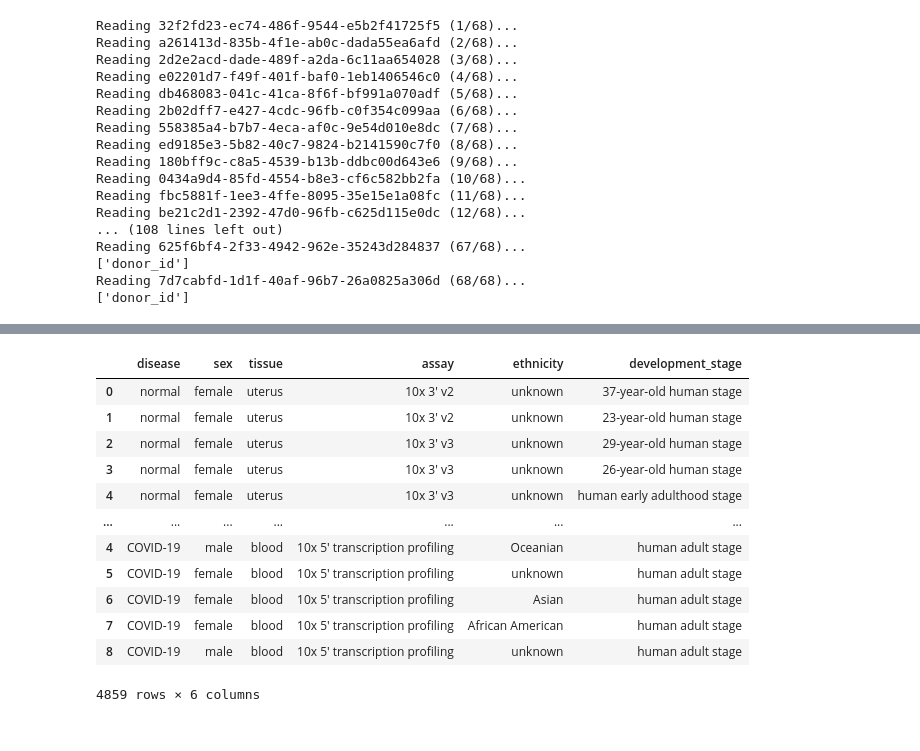
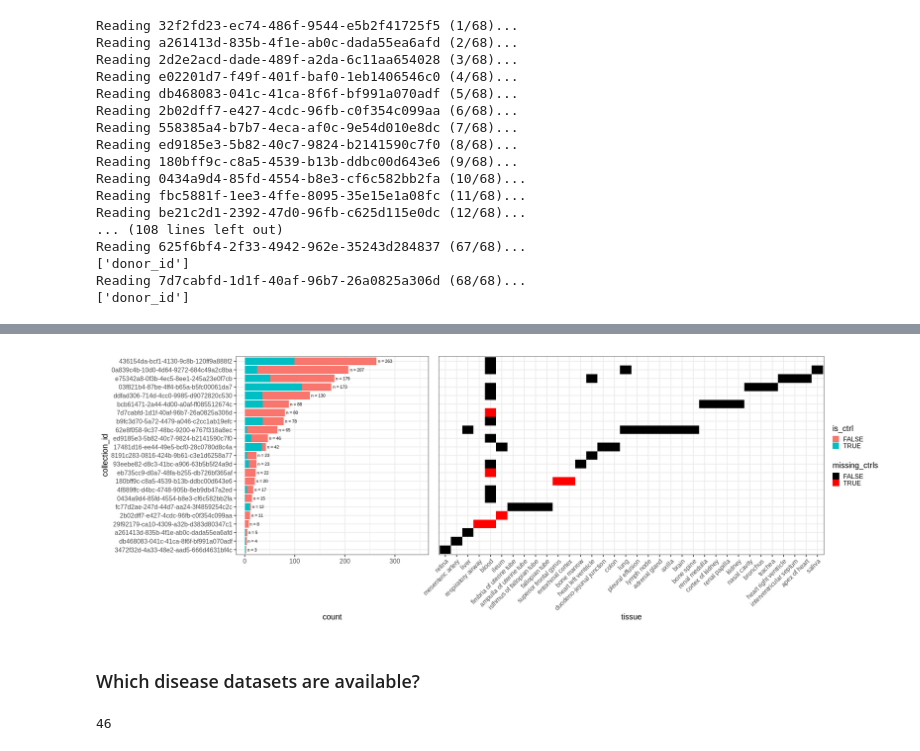
Before and after one commit to MarioniLab/oor_design_reproducibility, a Jupyter notebook: notebooks/cellxgene_donor_metadata.ipynb, the cells around one changed output, grey strips where cells are left out. Saved outputs shown, nothing was run; the diff lists cells and outputs as text; code cells hidden in the pictures.

```diff
--- a/notebooks/cellxgene_donor_metadata.ipynb
+++ b/notebooks/cellxgene_donor_metadata.ipynb
@@ -229,5 +251,5 @@ Reading 7d7cabfd-1d1f-40af-96b7-26a0825a306d (68/68)...
 # %%
-obs_to_keep = ['disease', 'sex', 'tissue', 'assay', 'ethnicity', 'development_stage']
+obs_to_keep = ['disease', 'sex', 'tissue', 'ethnicity', 'development_stage']
 # %%
 cellxgene_donor_obs = pd.DataFrame()
 
@@ -276,16 +325,41 @@ cellxgene_donor_obs[cellxgene_donor_obs['collection'] == '62e8f058-9c37-48bc-920
+# %%
+%%R -w 2000 -h 700
+library(patchwork)
+pl_df <- cellxgene_donor_obs %>%
+    group_by(collection_id) %>%
+    filter(any(disease != 'normal')) %>%
+    mutate(n_donors = n()) %>%
+    mutate(n_ctrls = sum(is_ctrl)) %>%
+    ungroup() %>%
+    arrange(n_donors) %>%
+    mutate(collection_id = factor(collection_id, levels=unique(collection_id))) %>%
+    mutate(missing_ctrls = n_ctrls == 0)
+
+p1 <- pl_df %>%
+    ggplot(aes(collection_id)) +
+    geom_bar(aes(fill=is_ctrl)) +
+    geom_text(data=. %>% select(collection_id, n_donors) %>% distinct(),
+              aes(label=paste('n =',n_donors), y = n_donors), hjust=-0.1) +
+    ylim(0,350) +
+    theme_bw(base_size=20) +
+    coord_flip()
+
+p2 <- pl_df %>%
+    arrange(collection_id) %>%
+    mutate(tissue = factor(tissue, levels=unique(tissue))) %>%
+    ggplot(aes(tissue, collection_id, fill=missing_ctrls)) +
+    geom_tile() +
+    theme_bw(base_size=20) +
+    scale_fill_manual(values=c(`TRUE`='red', `FALSE`='black')) +
+    theme(axis.text.x=element_text(angle=45, vjust=1, hjust=1))
+
+(p1 | (p2 + theme(axis.text.y=element_blank(), axis.title.y=element_blank(), axis.ticks.y=element_blank()))) +
+plot_layout(guides='collect', widths=c(1,2))
+# %% [output]
+[figure, added]
+# %% [markdown]
+### Which disease datasets are available?
 # %%
-cellxgene_donor_obs
+cellxgene_donor_obs.collection_id.nunique()
 # %% [output]
-|  | disease | sex | tissue | assay | ethnicity | development_stage |
-| 0 | normal | female | uterus | 10x 3' v2 | unknown | 37-year-old human stage |
-| 1 | normal | female | uterus | 10x 3' v2 | unknown | 23-year-old human stage |
-| 2 | normal | female | uterus | 10x 3' v3 | unknown | 29-year-old human stage |
-| 3 | normal | female | uterus | 10x 3' v3 | unknown | 26-year-old human stage |
-| 4 | normal | female | uterus | 10x 3' v3 | unknown | human early adulthood stage |
-| ... | ... | ... | ... | ... | ... | ... |
-| 4 | COVID-19 | male | blood | 10x 5' transcription profiling | Oceanian | human adult stage |
-| 5 | COVID-19 | female | blood | 10x 5' transcription profiling | unknown | human adult stage |
-| 6 | COVID-19 | female | blood | 10x 5' transcription profiling | Asian | human adult stage |
-| 7 | COVID-19 | female | blood | 10x 5' transcription profiling | African American | human adult stage |
-| 8 | COVID-19 | male | blood | 10x 5' transcription profiling | unknown | human adult stage |
-4859 rows × 6 columns
+46
```
Also changed, not shown: parts of 25 cells of this notebook, 24 other files.
